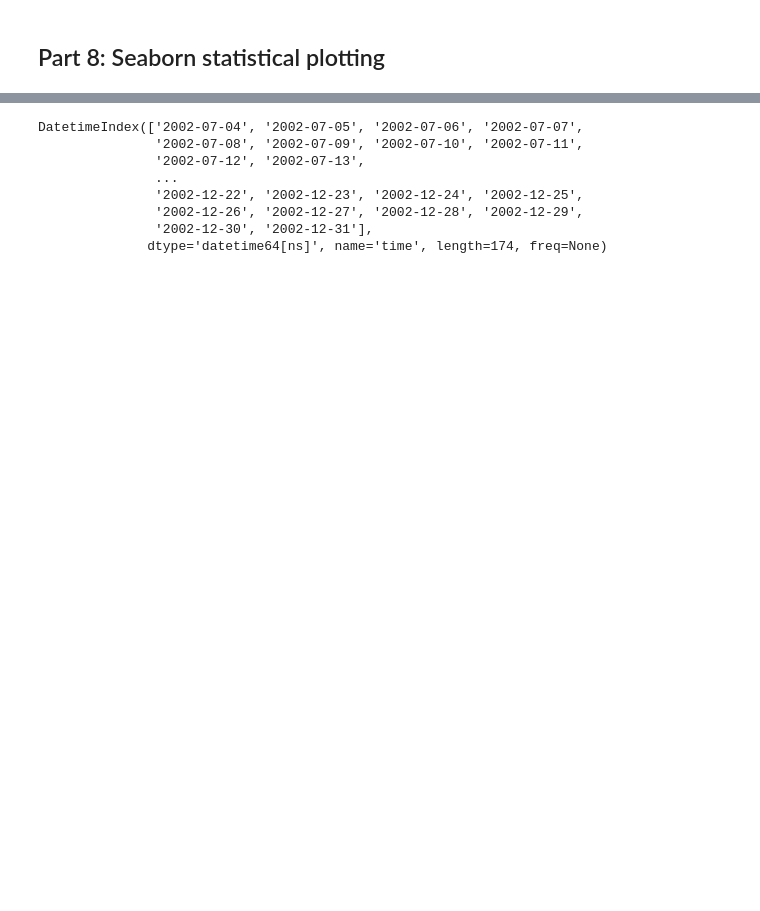
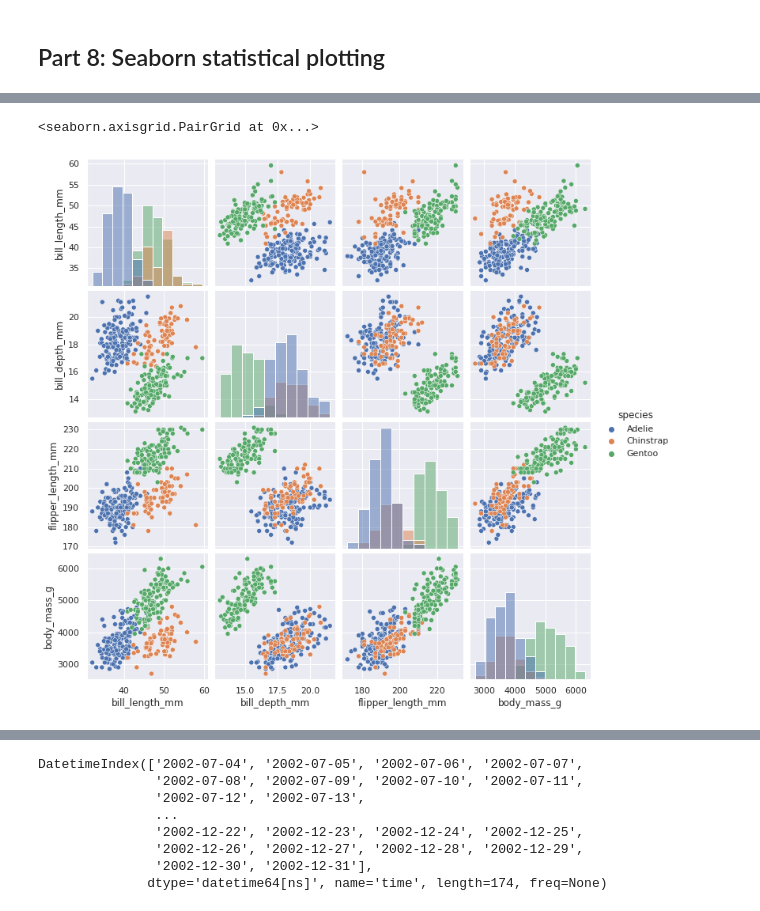
Before and after one commit to datatas/DT-introduction-to-scientific-python, a Jupyter notebook: Introduction_to_scientific_python.ipynb, the cells around one changed output, grey strips where cells are left out. Cells and saved outputs as stored; diff of their text form; code cells hidden in the pictures; blank space fills up the shorter version.

```diff
--- a/Introduction_to_scientific_python.ipynb
+++ b/Introduction_to_scientific_python.ipynb
@@ -506,0 +555,6 @@ sns.relplot(
+# %%
+
+# Load an example dataset
+penguins = sns.load_dataset("penguins")
+print(penguins.shape)
+penguins.head(5)
@@ -506,0 +569,5 @@ sns.relplot(
+# %%
+sns.pairplot(penguins, hue="species",diag_kind="hist")
+# %% [output]
+<seaborn.axisgrid.PairGrid at 0x...>
+[figure, added]
```
Also changed, not shown: parts of 21 cells of this notebook.
